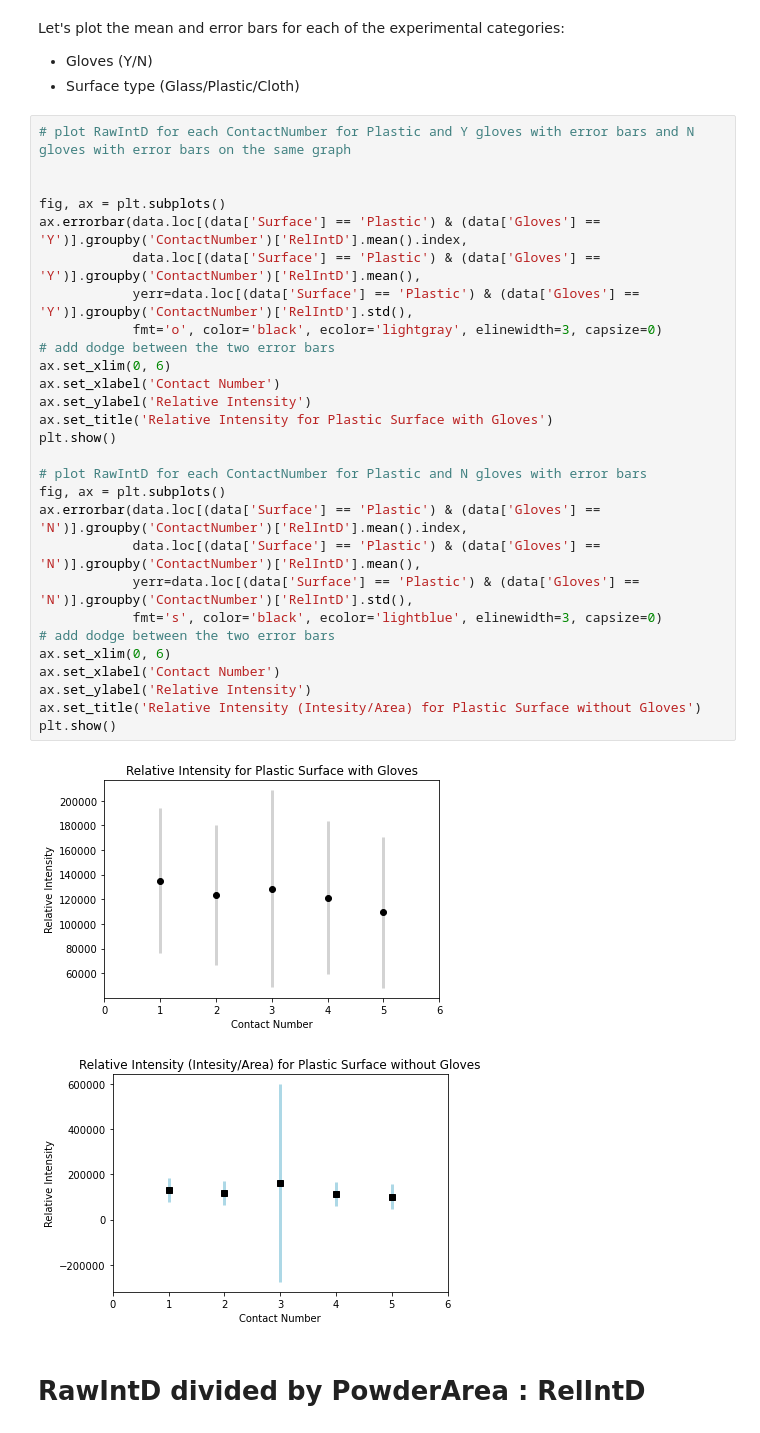
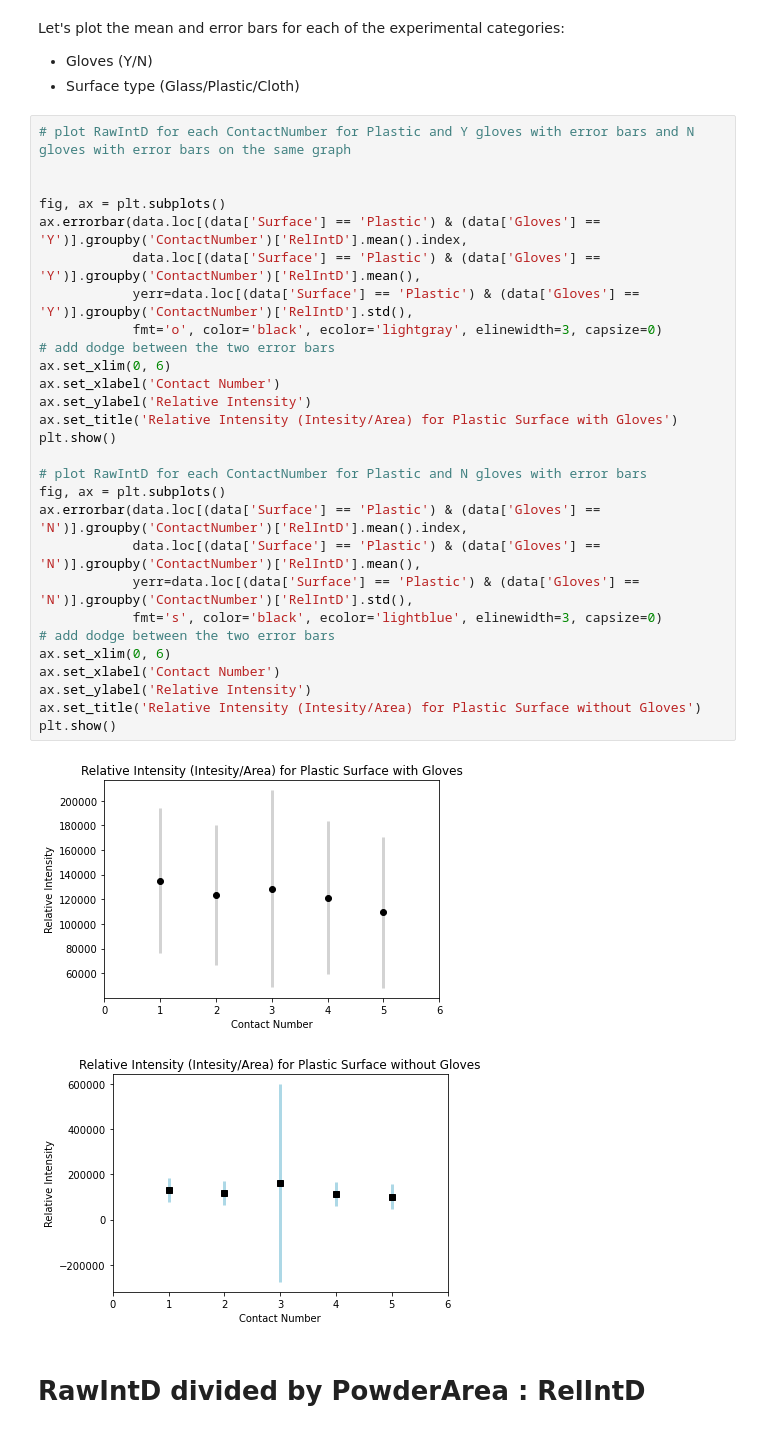
Before and after one commit to MarcoFelipeKing/yi_contact_expt, a Jupyter notebook: src/Yi_pyABC.ipynb, the cells around one changed output. Drawn from its saved outputs; the diff is of its cells as text.

```diff
--- a/src/Yi_pyABC.ipynb
+++ b/src/Yi_pyABC.ipynb
@@ -77,33 +77,33 @@ Let's plot the mean and error bars for each of the experimental categories:
 # %%
 # plot RawIntD for each ContactNumber for Plastic and Y gloves with error bars and N gloves with error bars on the same graph
 
 
 fig, ax = plt.subplots()
 ax.errorbar(data.loc[(data['Surface'] == 'Plastic') & (data['Gloves'] == 'Y')].groupby('ContactNumber')['RelIntD'].mean().index,
             data.loc[(data['Surface'] == 'Plastic') & (data['Gloves'] == 'Y')].groupby('ContactNumber')['RelIntD'].mean(),
             yerr=data.loc[(data['Surface'] == 'Plastic') & (data['Gloves'] == 'Y')].groupby('ContactNumber')['RelIntD'].std(),
             fmt='o', color='black', ecolor='lightgray', elinewidth=3, capsize=0)
 # add dodge between the two error bars
 ax.set_xlim(0, 6)
 ax.set_xlabel('Contact Number')
 ax.set_ylabel('Relative Intensity')
-ax.set_title('Relative Intensity for Plastic Surface with Gloves')
+ax.set_title('Relative Intensity (Intesity/Area) for Plastic Surface with Gloves')
 plt.show()
 
 # plot RawIntD for each ContactNumber for Plastic and N gloves with error bars
 fig, ax = plt.subplots()
 ax.errorbar(data.loc[(data['Surface'] == 'Plastic') & (data['Gloves'] == 'N')].groupby('ContactNumber')['RelIntD'].mean().index,
             data.loc[(data['Surface'] == 'Plastic') & (data['Gloves'] == 'N')].groupby('ContactNumber')['RelIntD'].mean(),
             yerr=data.loc[(data['Surface'] == 'Plastic') & (data['Gloves'] == 'N')].groupby('ContactNumber')['RelIntD'].std(),
             fmt='s', color='black', ecolor='lightblue', elinewidth=3, capsize=0)
 # add dodge between the two error bars
 ax.set_xlim(0, 6)
 ax.set_xlabel('Contact Number')
 ax.set_ylabel('Relative Intensity')
 ax.set_title('Relative Intensity (Intesity/Area) for Plastic Surface without Gloves')
 plt.show()
 # %% [output]
-[figure, old version]
+[figure, new version]
 [figure]
 # %% [markdown]
 # RawIntD divided by PowderArea : RelIntD
```
Also changed, not shown: parts of 5 cells of this notebook, 5 other files.
